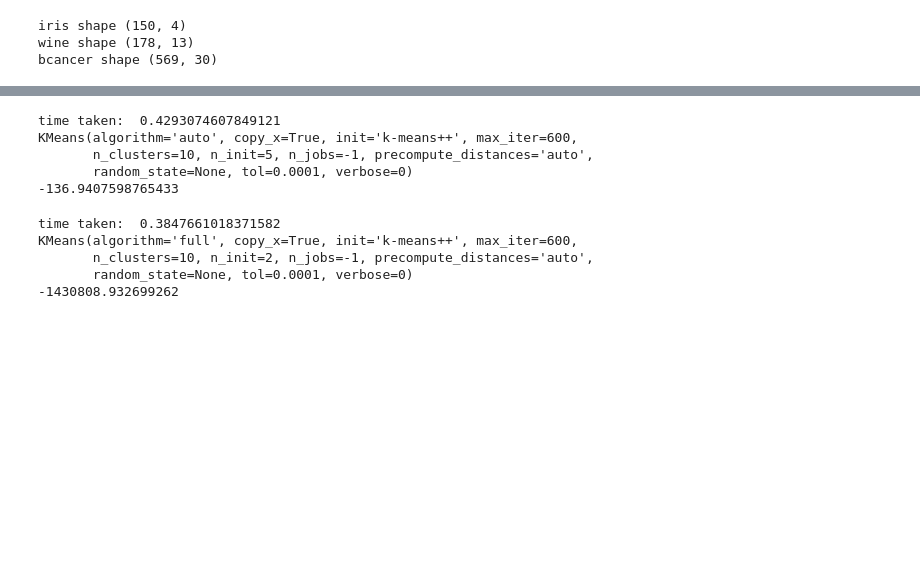
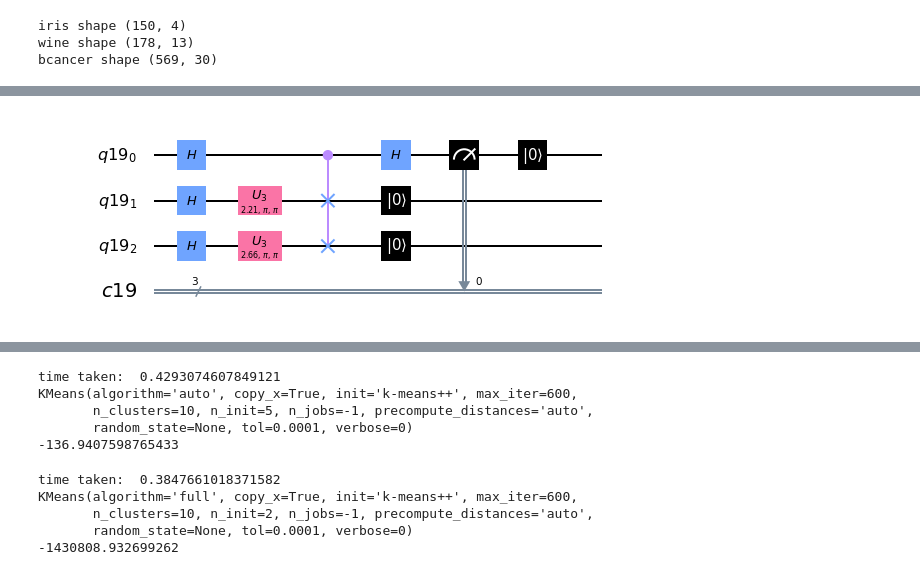
Before and after one commit to mileswang97/es170milestomoka, a Jupyter notebook: miles.ipynb, the cells around one changed output, grey strips where cells are left out. Cells and saved outputs as stored; diff of their text form; code cells hidden in the pictures; blank space fills up the shorter version.

Commit message:
first attempt at qc circuit

```diff
--- a/miles.ipynb
+++ b/miles.ipynb
@@ -157,2 +161,37 @@ from IPython.display import Image
 
 backend = Aer.get_backend('qasm_simulator')
+# %%
+def quantum_circuit(quantum_bit_num, classical_bit_num, x, y):
+    qr = QuantumRegister(quantum_bit_num)
+    cr = ClassicalRegister(classical_bit_num)
+
+    qc = QuantumCircuit(qr, cr)
+
+    qc.h(qr[0])
+    qc.h(qr[1])
+    qc.h(qr[2])
+    #print(x[0], x[1])
+    qc.u3(2*math.acos((x[0]+x[1])/2.0), math.pi, math.pi, qr[1])
+    qc.u3(2*math.acos((y[0]+y[1])/2.0), math.pi, math.pi, qr[2])
+    qc.cswap(qr[0], qr[1], qr[2])
+    qc.h(qr[0])
+    qc.measure(qr[0], cr[0])
+    qc.reset(qr)
+
+    qc.draw(output='mpl')
+
+    job = execute(qc, backend=backend, shots=1024)
+    result = job.result()
+    plot_histogram(result.get_counts(qc))
+
+    #if len(data)==1:
+    #    return 0.0
+    #else:
+    #    return data['001']/1024.0
+    return qc, result
+# %%
+qc, result = quantum_circuit(3,3, a[1], c[1])
+# %%
+qc.draw(output='mpl')
+# %% [output]
+[figure, added]
```
Also changed, not shown: parts of 7 cells of this notebook.
